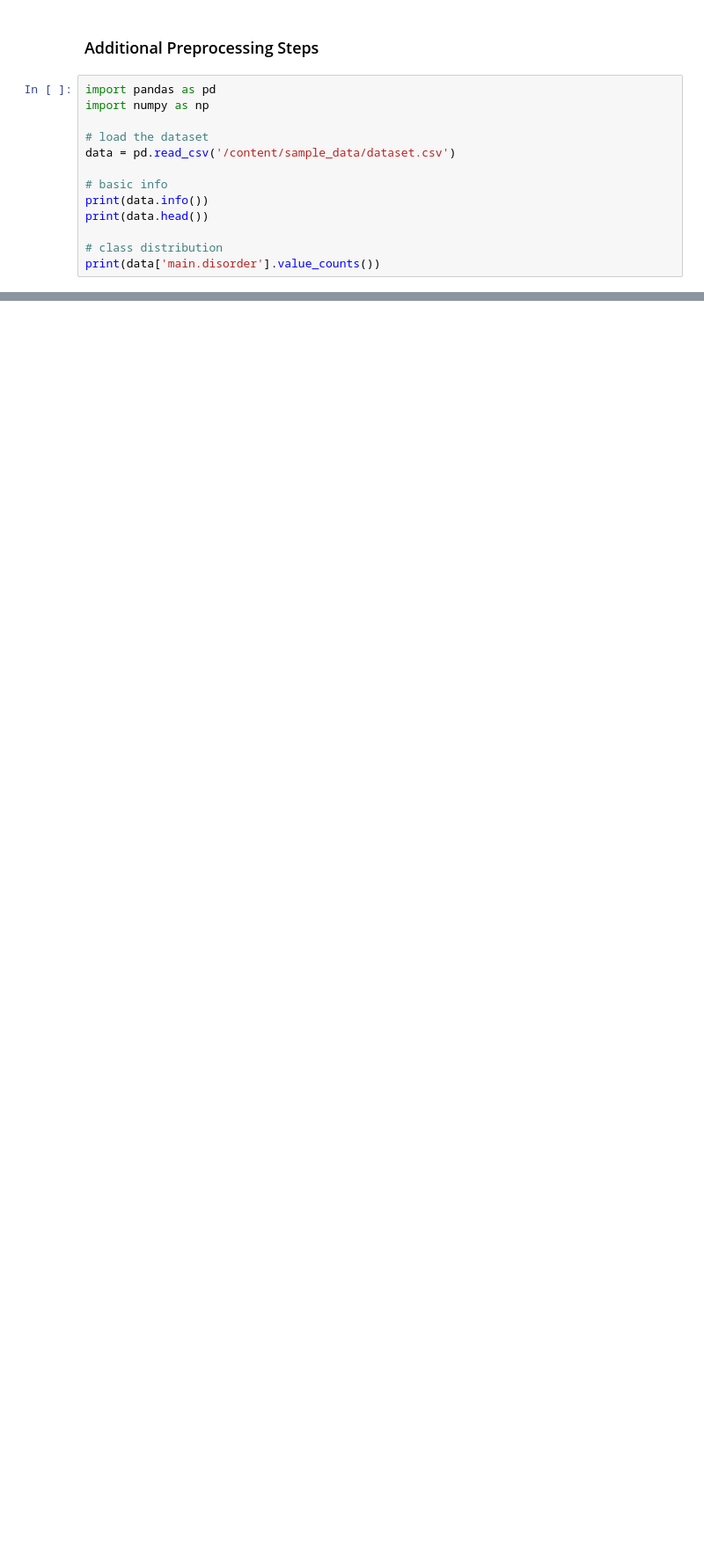
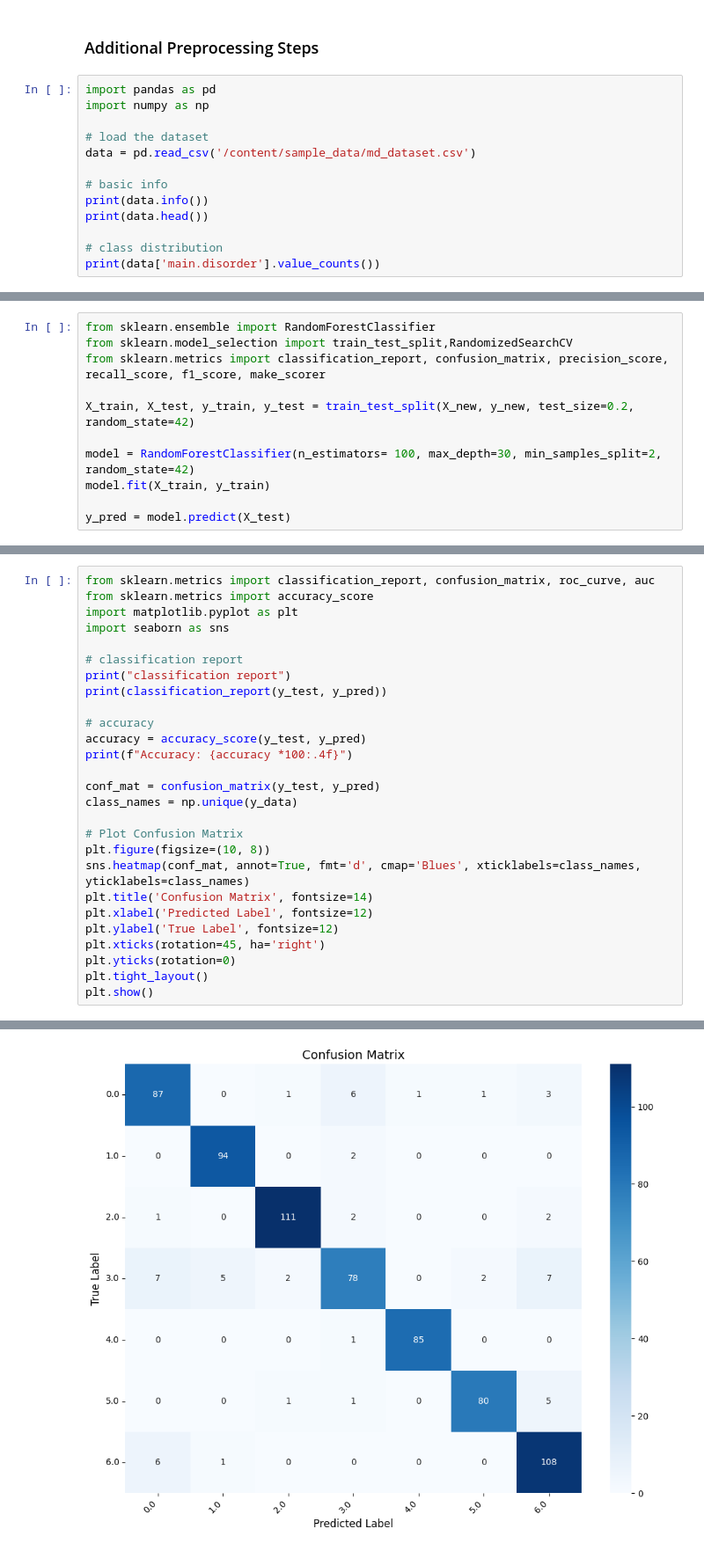
Before and after one commit to enjyashraf18/Psychiatric-Disorders-Classification, a Jupyter notebook: Models/Psychiatric_Disorders_Classification_using_Random_Forest.ipynb, the cells around one changed output, grey strips where cells are left out. Shown at 88% size. Drawn from its saved outputs; the diff is of its cells as text; blank space fills up the shorter version.

Commit message:
rf model is done

```diff
--- a/Models/Psychiatric_Disorders_Classification_using_Random_Forest.ipynb
+++ b/Models/Psychiatric_Disorders_Classification_using_Random_Forest.ipynb
@@ -5,7 +7,7 @@ import pandas as pd
 import numpy as np
 
 # load the dataset
-data = pd.read_csv('/content/sample_data/dataset.csv')
+data = pd.read_csv('/content/sample_data/md_dataset.csv')
 
 # basic info
 print(data.info())
@@ -149,0 +76,11 @@ AUC-ROC: 0.6300
+# %%
+from sklearn.ensemble import RandomForestClassifier
+from sklearn.model_selection import train_test_split,RandomizedSearchCV
+from sklearn.metrics import classification_report, confusion_matrix, precision_score, recall_score, f1_score, make_scorer
+
+X_train, X_test, y_train, y_test = train_test_split(X_new, y_new, test_size=0.2, random_state=42)
+
+model = RandomForestClassifier(n_estimators= 100, max_depth=30, min_samples_split=2, random_state=42)
+model.fit(X_train, y_train)
+
+y_pred = model.predict(X_test)
@@ -149,0 +89,28 @@ AUC-ROC: 0.6300
+# %%
+from sklearn.metrics import classification_report, confusion_matrix, roc_curve, auc
+from sklearn.metrics import accuracy_score
+import matplotlib.pyplot as plt
+import seaborn as sns
+
+# classification report
+print("classification report")
+print(classification_report(y_test, y_pred))
+
+# accuracy
+accuracy = accuracy_score(y_test, y_pred)
+print(f"Accuracy: {accuracy *100:.4f}")
+
+conf_mat = confusion_matrix(y_test, y_pred)
+class_names = np.unique(y_data)
+
+# Plot Confusion Matrix
+plt.figure(figsize=(10, 8))
+sns.heatmap(conf_mat, annot=True, fmt='d', cmap='Blues', xticklabels=class_names, yticklabels=class_names)
+plt.title('Confusion Matrix', fontsize=14)
+plt.xlabel('Predicted Label', fontsize=12)
+plt.ylabel('True Label', fontsize=12)
+plt.xticks(rotation=45, ha='right')
+plt.yticks(rotation=0)
+plt.tight_layout()
+plt.show()
+# %% [output]
@@ -149,0 +133 @@ AUC-ROC: 0.6300
+[figure, added]
```
Also changed, not shown: parts of 16 cells of this notebook.
